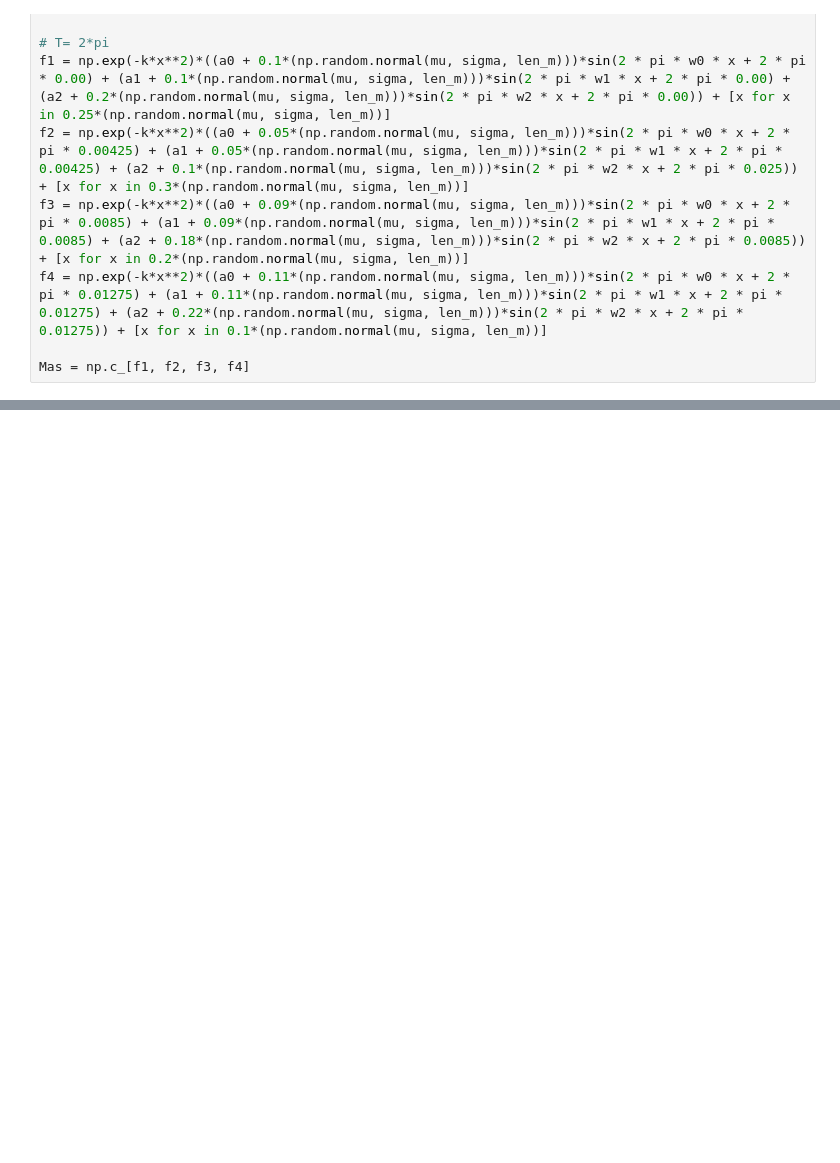
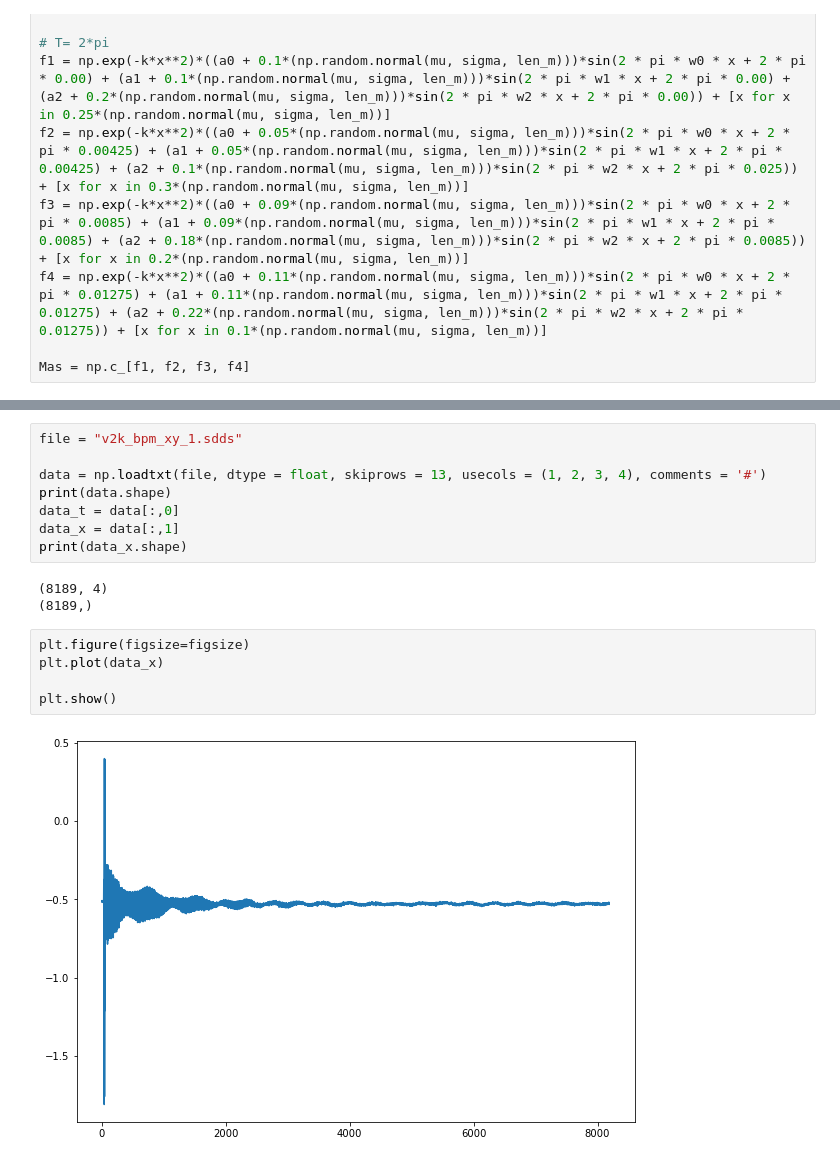
Before and after one commit to Snake9889/Tests, a Jupyter notebook: Kalman_sig.ipynb, the cells around one changed output, grey strips where cells are left out. Saved outputs shown, nothing was run; the diff lists cells and outputs as text; blank space fills up the shorter version.

```diff
--- a/Kalman_sig.ipynb
+++ b/Kalman_sig.ipynb
@@ -110,0 +113,18 @@ print(nu[np.argmax(np.abs(spectrK), axis=0)])
+# %%
+file = "v2k_bpm_xy_1.sdds"
+
+data = np.loadtxt(file, dtype = float, skiprows = 13, usecols = (1, 2, 3, 4), comments = '#')
+print(data.shape)
+data_t = data[:,0]
+data_x = data[:,1]
+print(data_x.shape)
+# %% [output]
+(8189, 4)
+(8189,)
+# %%
+plt.figure(figsize=figsize)
+plt.plot(data_x)
+
+plt.show()
+# %% [output]
+[figure, added]
```
Also changed, not shown: parts of 8 cells of this notebook.
